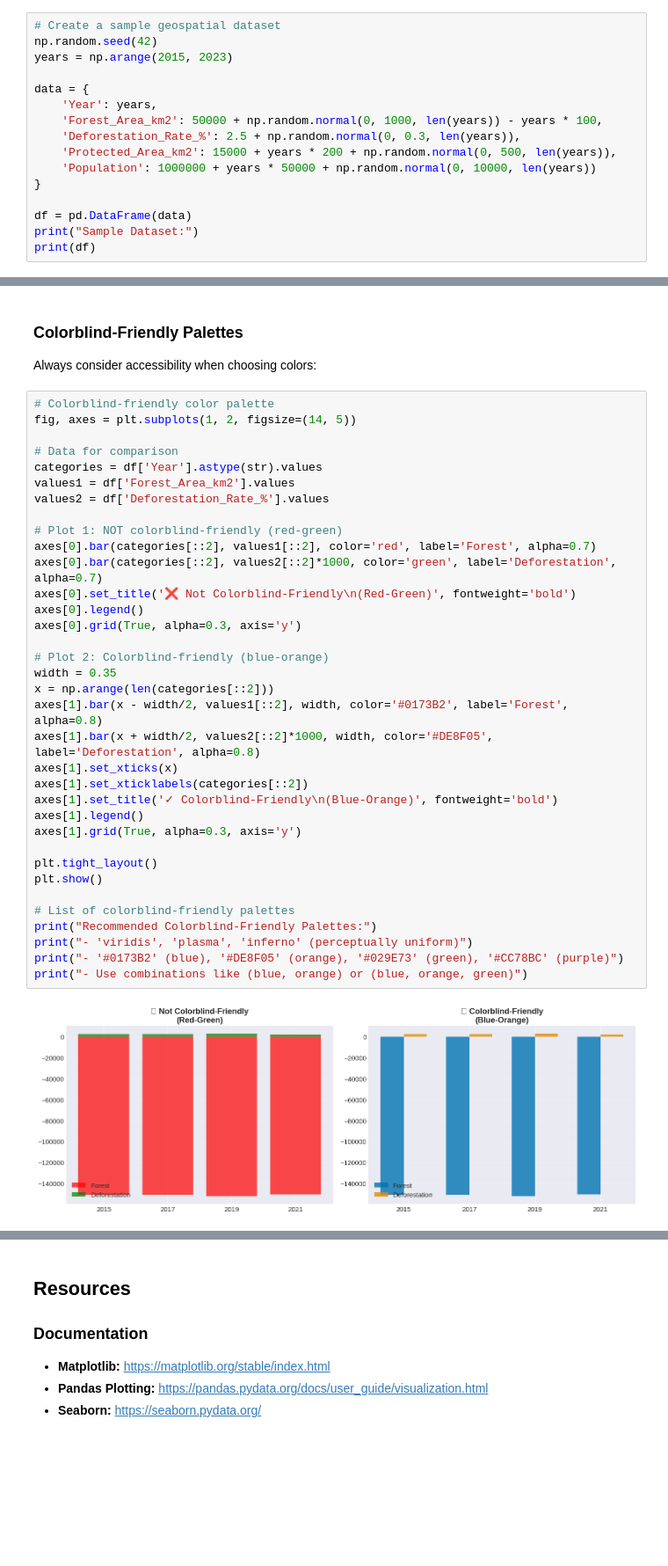
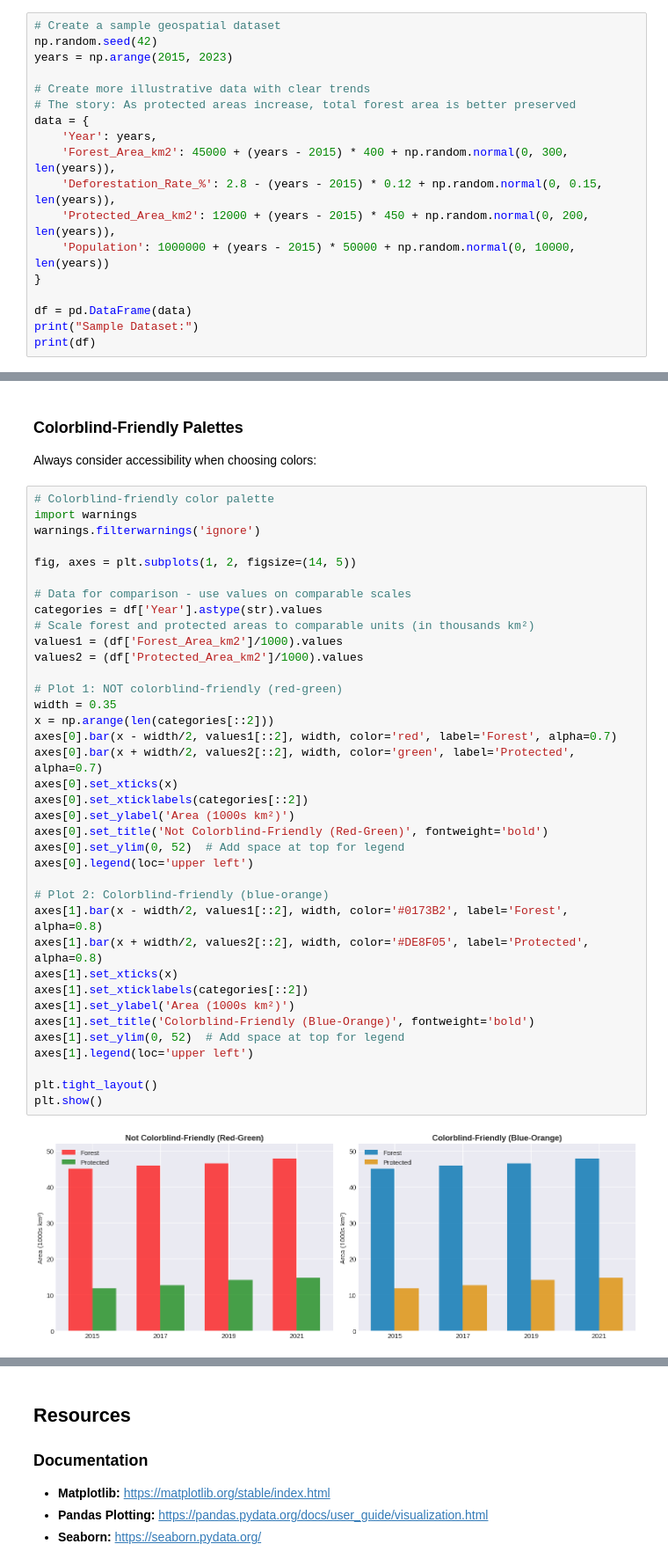
Before and after one commit to VRConservation/FOSS_data_viz, a Jupyter notebook: 05-charts.ipynb, the cells around one changed output, grey strips where cells are left out. Shown at 88% size. Drawn from its saved outputs; the diff is of its cells as text; blank space fills up the shorter version.

```diff
--- a/05-charts.ipynb
+++ b/05-charts.ipynb
@@ -63,12 +57,14 @@ First, let's create a simple dataset to work with:
 np.random.seed(42)
 years = np.arange(2015, 2023)
 
+# Create more illustrative data with clear trends
+# The story: As protected areas increase, total forest area is better preserved
 data = {
     'Year': years,
-    'Forest_Area_km2': 50000 + np.random.normal(0, 1000, len(years)) - years * 100,
-    'Deforestation_Rate_%': 2.5 + np.random.normal(0, 0.3, len(years)),
-    'Protected_Area_km2': 15000 + years * 200 + np.random.normal(0, 500, len(years)),
-    'Population': 1000000 + years * 50000 + np.random.normal(0, 10000, len(years))
+    'Forest_Area_km2': 45000 + (years - 2015) * 400 + np.random.normal(0, 300, len(years)),
+    'Deforestation_Rate_%': 2.8 - (years - 2015) * 0.12 + np.random.normal(0, 0.15, len(years)),
+    'Protected_Area_km2': 12000 + (years - 2015) * 450 + np.random.normal(0, 200, len(years)),
+    'Population': 1000000 + (years - 2015) * 50000 + np.random.normal(0, 10000, len(years))
 }
 
 df = pd.DataFrame(data)
@@ -242,38 +222,40 @@ plt.show()
 Always consider accessibility when choosing colors:
 # %%
 # Colorblind-friendly color palette
+import warnings
+warnings.filterwarnings('ignore')
+
 fig, axes = plt.subplots(1, 2, figsize=(14, 5))
 
-# Data for comparison
+# Data for comparison - use values on comparable scales
 categories = df['Year'].astype(str).values
-values1 = df['Forest_Area_km2'].values
-values2 = df['Deforestation_Rate_%'].values
+# Scale forest and protected areas to comparable units (in thousands km²)
+values1 = (df['Forest_Area_km2']/1000).values
+values2 = (df['Protected_Area_km2']/1000).values
 
 # Plot 1: NOT colorblind-friendly (red-green)
-axes[0].bar(categories[::2], values1[::2], color='red', label='Forest', alpha=0.7)
-axes[0].bar(categories[::2], values2[::2]*1000, color='green', label='Deforestation', alpha=0.7)
-axes[0].set_title('❌ Not Colorblind-Friendly\n(Red-Green)', fontweight='bold')
-axes[0].legend()
-axes[0].grid(True, alpha=0.3, axis='y')
+width = 0.35
+x = np.arange(len(categories[::2]))
+axes[0].bar(x - width/2, values1[::2], width, color='red', label='Forest', alpha=0.7)
+axes[0].bar(x + width/2, values2[::2], width, color='green', label='Protected', alpha=0.7)
+axes[0].set_xticks(x)
+axes[0].set_xticklabels(categories[::2])
+axes[0].set_ylabel('Area (1000s km²)')
+axes[0].set_title('Not Colorblind-Friendly (Red-Green)', fontweight='bold')
+axes[0].set_ylim(0, 52)  # Add space at top for legend
+axes[0].legend(loc='upper left')
 
 # Plot 2: Colorblind-friendly (blue-orange)
-width = 0.35
-x = np.arange(len(categories[::2]))
 axes[1].bar(x - width/2, values1[::2], width, color='#0173B2', label='Forest', alpha=0.8)
-axes[1].bar(x + width/2, values2[::2]*1000, width, color='#DE8F05', label='Deforestation', alpha=0.8)
+axes[1].bar(x + width/2, values2[::2], width, color='#DE8F05', label='Protected', alpha=0.8)
 axes[1].set_xticks(x)
 axes[1].set_xticklabels(categories[::2])
-axes[1].set_title('✓ Colorblind-Friendly\n(Blue-Orange)', fontweight='bold')
-axes[1].legend()
-axes[1].grid(True, alpha=0.3, axis='y')
+axes[1].set_ylabel('Area (1000s km²)')
+axes[1].set_title('Colorblind-Friendly (Blue-Orange)', fontweight='bold')
+axes[1].set_ylim(0, 52)  # Add space at top for legend
+axes[1].legend(loc='upper left')
 
 plt.tight_layout()
 plt.show()
-
-# List of colorblind-friendly palettes
-print("Recommended Colorblind-Friendly Palettes:")
-print("- 'viridis', 'plasma', 'inferno' (perceptually uniform)")
-print("- '#0173B2' (blue), '#DE8F05' (orange), '#029E73' (green), '#CC78BC' (purple)")
-print("- Use combinations like (blue, orange) or (blue, orange, green)")
 # %% [output]
-[figure, old version]
+[figure, new version]
```
Also changed, not shown: parts of 26 cells of this notebook, 6 other files.
